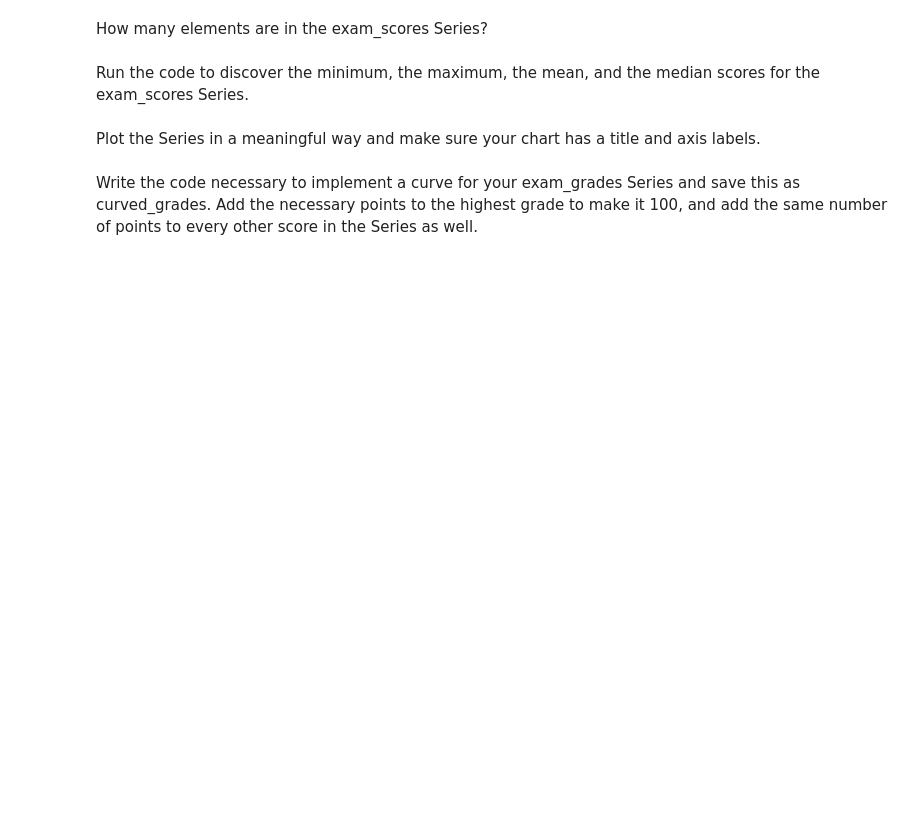
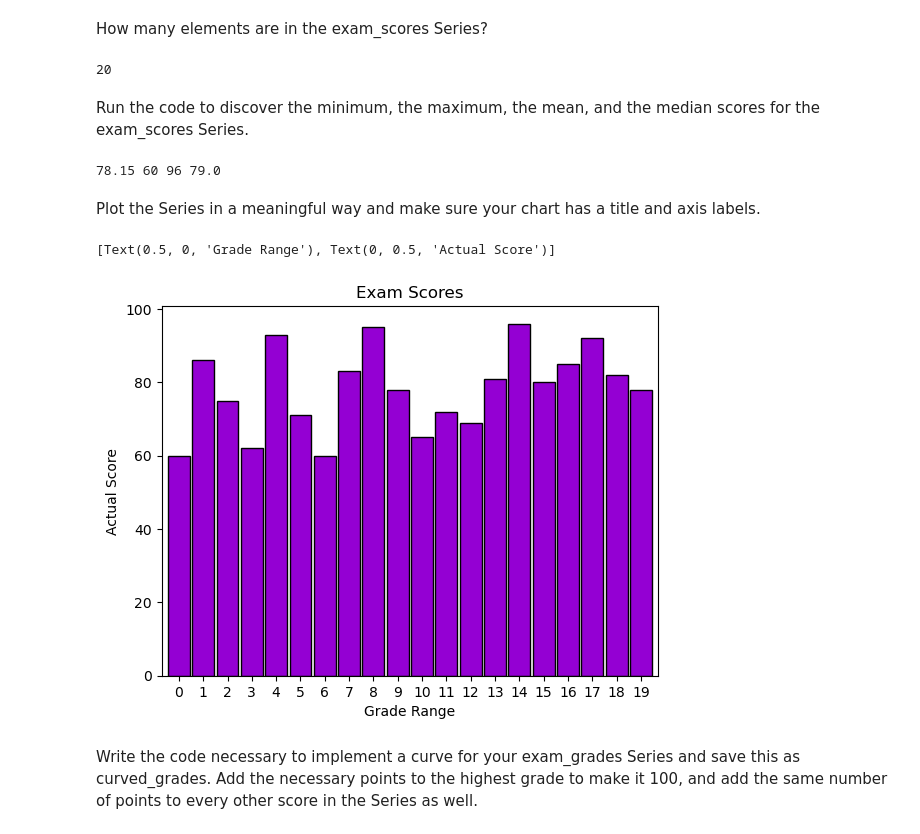
Before and after one commit to shawn-brown12/data-science-libraries, a Jupyter notebook: pandas_series_exercises.ipynb, the cells around one changed output. Cells and saved outputs as stored; diff of their text form; code cells hidden in the pictures; blank space fills up the shorter version.

```diff
--- a/pandas_series_exercises.ipynb
+++ b/pandas_series_exercises.ipynb
@@ -337,3 +502,8 @@ Plot the binned data in a meaningful way. Be sure to include a title and axis la
 Use pandas to create a Series named exam_scores from the following list:
 
 [60, 86, 75, 62, 93, 71, 60, 83, 95, 78, 65, 72, 69, 81, 96, 80, 85, 92, 82, 78]
+# %%
+exam_scores_list = [60, 86, 75, 62, 93, 71, 60, 83, 95, 78, 65, 72, 69, 81, 96, 80, 85, 92, 82, 78]
+# %%
+exam_scores = pd.Series(exam_scores_list)
+exam_scores
@@ -340,8 +528,26 @@ Use pandas to create a Series named exam_scores from the following list:
 # %% [markdown]
 How many elements are in the exam_scores Series?
+# %%
+exam_scores.size
+# %% [output]
+20
 # %% [markdown]
 Run the code to discover the minimum, the maximum, the mean, and the median scores for the exam_scores Series.
+# %%
+print(exam_scores.mean(), exam_scores.min(), exam_scores.max(), exam_scores.median())
+# %% [output]
+78.15 60 96 79.0
 # %% [markdown]
 Plot the Series in a meaningful way and make sure your chart has a title and axis labels.
+# %%
+exam_scores.plot.bar(title='Exam Scores',
+                     rot=0,
+                     color='darkviolet',
+                     ec='black',
+                     width=.9).set(xlabel='Grade Range',
+                                   ylabel='Actual Score')
+# %% [output]
+[Text(0.5, 0, 'Grade Range'), Text(0, 0.5, 'Actual Score')]
+[figure, added]
 # %% [markdown]
 Write the code necessary to implement a curve for your exam_grades Series and save this as curved_grades. Add the necessary points to the highest grade to make it 100, and add the same number of points to every other score in the Series as well.
```
Also changed, not shown: parts of 31 cells of this notebook.
